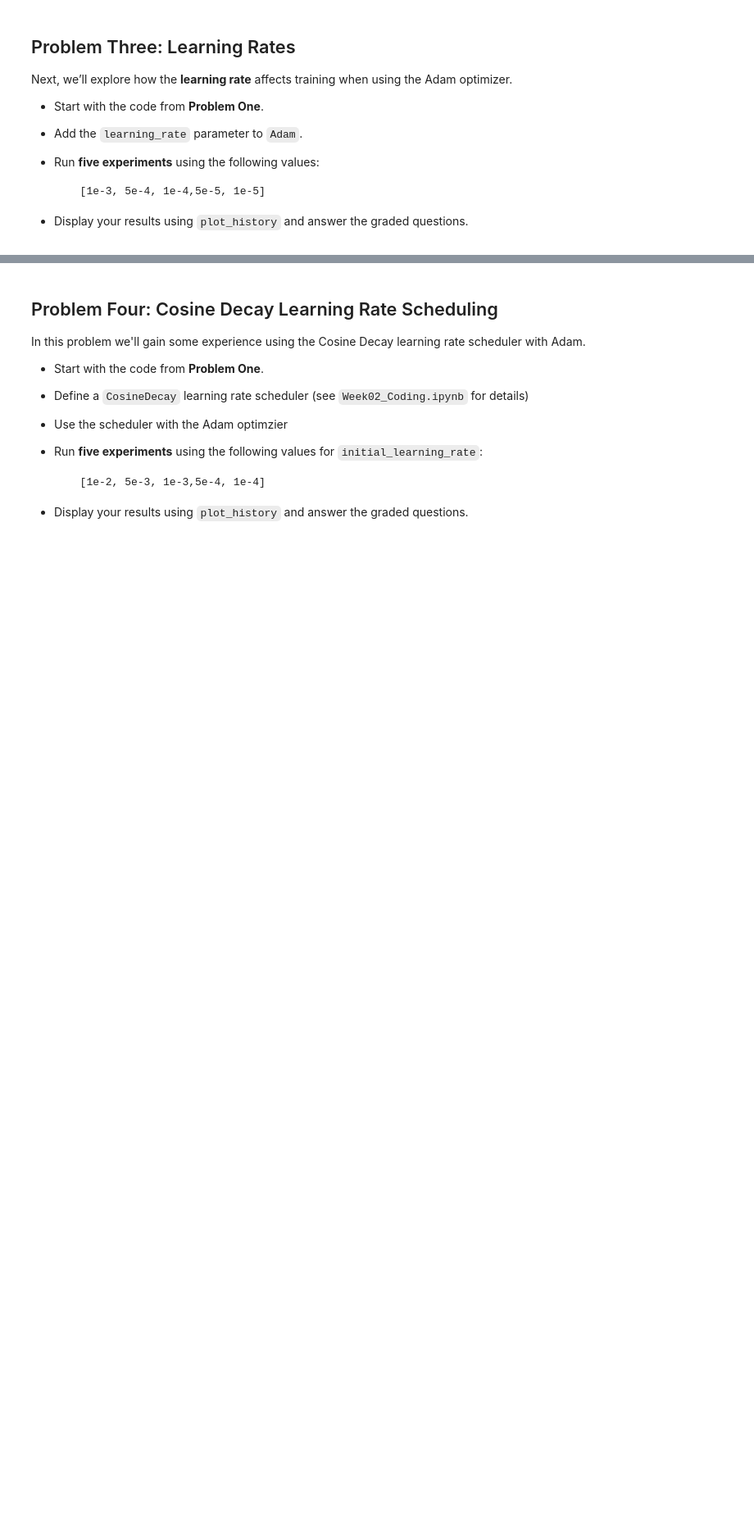
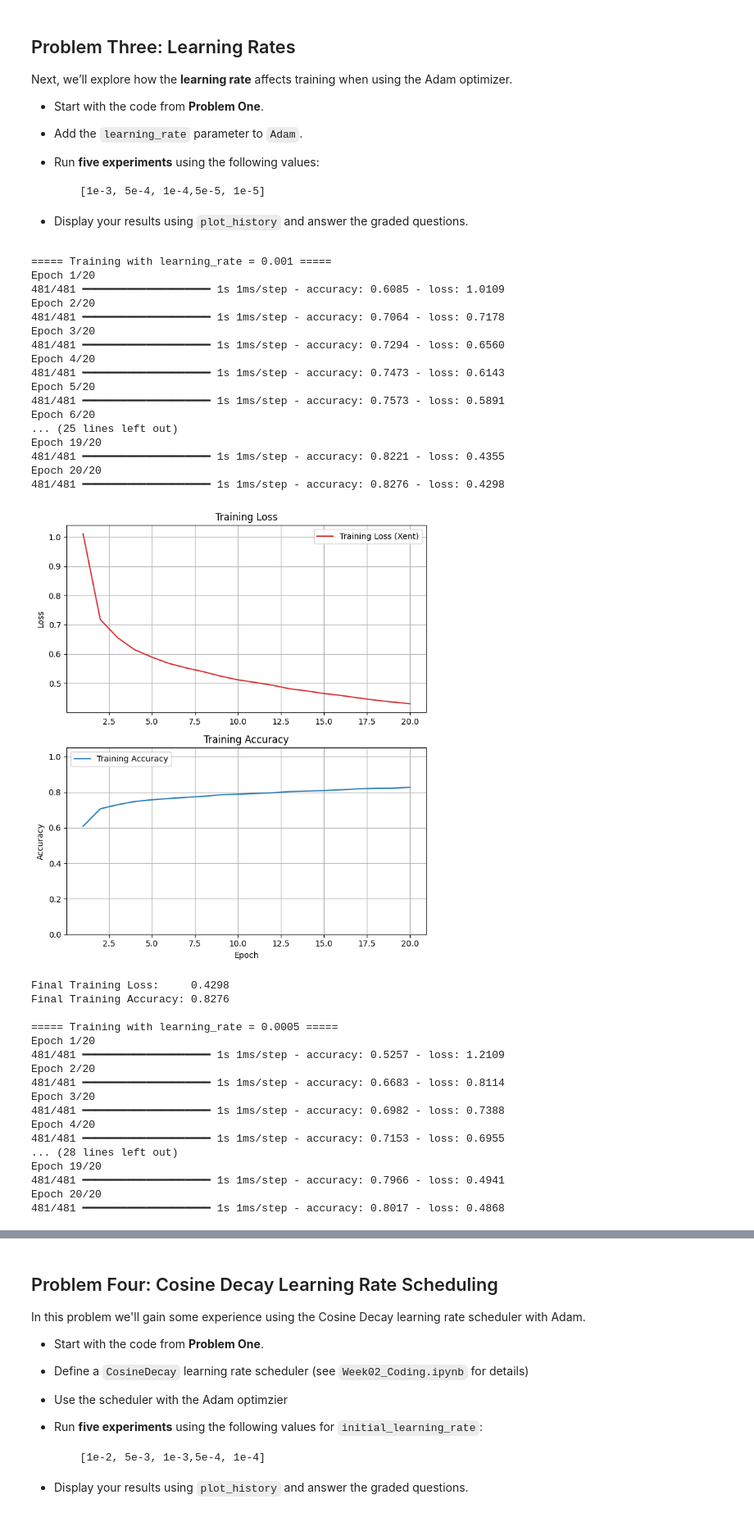
Before and after one commit to auwineza/Mod7-Week2, a Jupyter notebook: Homework_02 (1).ipynb, the cells around one changed output, grey strips where cells are left out. Shown at 82% size. Cells and saved outputs as stored; diff of their text form; code cells hidden in the pictures; blank space fills up the shorter version.

```diff
--- a/Homework_02 (1).ipynb
+++ b/Homework_02 (1).ipynb
@@ -312,3 +422,75 @@ Next, we’ll explore how the **learning rate** affects training when using the
 * Display your results using `plot_history` and answer the graded questions.
 # %%
 # Your code here
+
+from tensorflow.keras.models import Sequential
+from tensorflow.keras.layers import Input, Dense
+from tensorflow.keras.optimizers import Adam
+
+learning_rates = [1e-3, 5e-4, 1e-4, 5e-5, 1e-5]
+lr_histories = {}
+
+for lr in learning_rates:
+    tf.keras.backend.clear_session()  # fresh model each run
+
+    # Build (same architecture as Problem One)
+    model = Sequential([
+        Input(shape=(X_train.shape[1],)),
+        Dense(64, activation='relu'),
+        Dense(32, activation='relu'),
+        Dense(7, activation='softmax')
+    ])
+
+    # Compile with varying learning rate
+    model.compile(
+        optimizer=Adam(learning_rate=lr),
+        loss='sparse_categorical_crossentropy',
+        metrics=['accuracy']
+    )
+
+    print(f"\n===== Training with learning_rate = {lr} =====")
+    history = model.fit(
+        X_train, y_train,
+        epochs=20,
+        batch_size=32,   # same as baseline
+        verbose=1
+    )
+
+    lr_histories[lr] = history
+    plot_history(history)
+# %% [output]
+===== Training with learning_rate = 0.001 =====
+Epoch 1/20
+481/481 ━━━━━━━━━━━━━━━━━━━━ 1s 1ms/step - accuracy: 0.6085 - loss: 1.0109
+Epoch 2/20
+481/481 ━━━━━━━━━━━━━━━━━━━━ 1s 1ms/step - accuracy: 0.7064 - loss: 0.7178
+Epoch 3/20
+481/481 ━━━━━━━━━━━━━━━━━━━━ 1s 1ms/step - accuracy: 0.7294 - loss: 0.6560
+Epoch 4/20
+481/481 ━━━━━━━━━━━━━━━━━━━━ 1s 1ms/step - accuracy: 0.7473 - loss: 0.6143
+Epoch 5/20
+481/481 ━━━━━━━━━━━━━━━━━━━━ 1s 1ms/step - accuracy: 0.7573 - loss: 0.5891
+Epoch 6/20
+... (25 lines left out)
+Epoch 19/20
+481/481 ━━━━━━━━━━━━━━━━━━━━ 1s 1ms/step - accuracy: 0.8221 - loss: 0.4355
+Epoch 20/20
+481/481 ━━━━━━━━━━━━━━━━━━━━ 1s 1ms/step - accuracy: 0.8276 - loss: 0.4298
+[figure, added]
+Final Training Loss:     0.4298
+Final Training Accuracy: 0.8276
+
+===== Training with learning_rate = 0.0005 =====
+Epoch 1/20
+481/481 ━━━━━━━━━━━━━━━━━━━━ 1s 1ms/step - accuracy: 0.5257 - loss: 1.2109
+Epoch 2/20
+481/481 ━━━━━━━━━━━━━━━━━━━━ 1s 1ms/step - accuracy: 0.6683 - loss: 0.8114
+Epoch 3/20
+481/481 ━━━━━━━━━━━━━━━━━━━━ 1s 1ms/step - accuracy: 0.6982 - loss: 0.7388
+Epoch 4/20
+481/481 ━━━━━━━━━━━━━━━━━━━━ 1s 1ms/step - accuracy: 0.7153 - loss: 0.6955
+... (28 lines left out)
+Epoch 19/20
+481/481 ━━━━━━━━━━━━━━━━━━━━ 1s 1ms/step - accuracy: 0.7966 - loss: 0.4941
+Epoch 20/20
+481/481 ━━━━━━━━━━━━━━━━━━━━ 1s 1ms/step - accuracy: 0.8017 - loss: 0.4868
```
Also changed, not shown: parts of 20 cells of this notebook.
